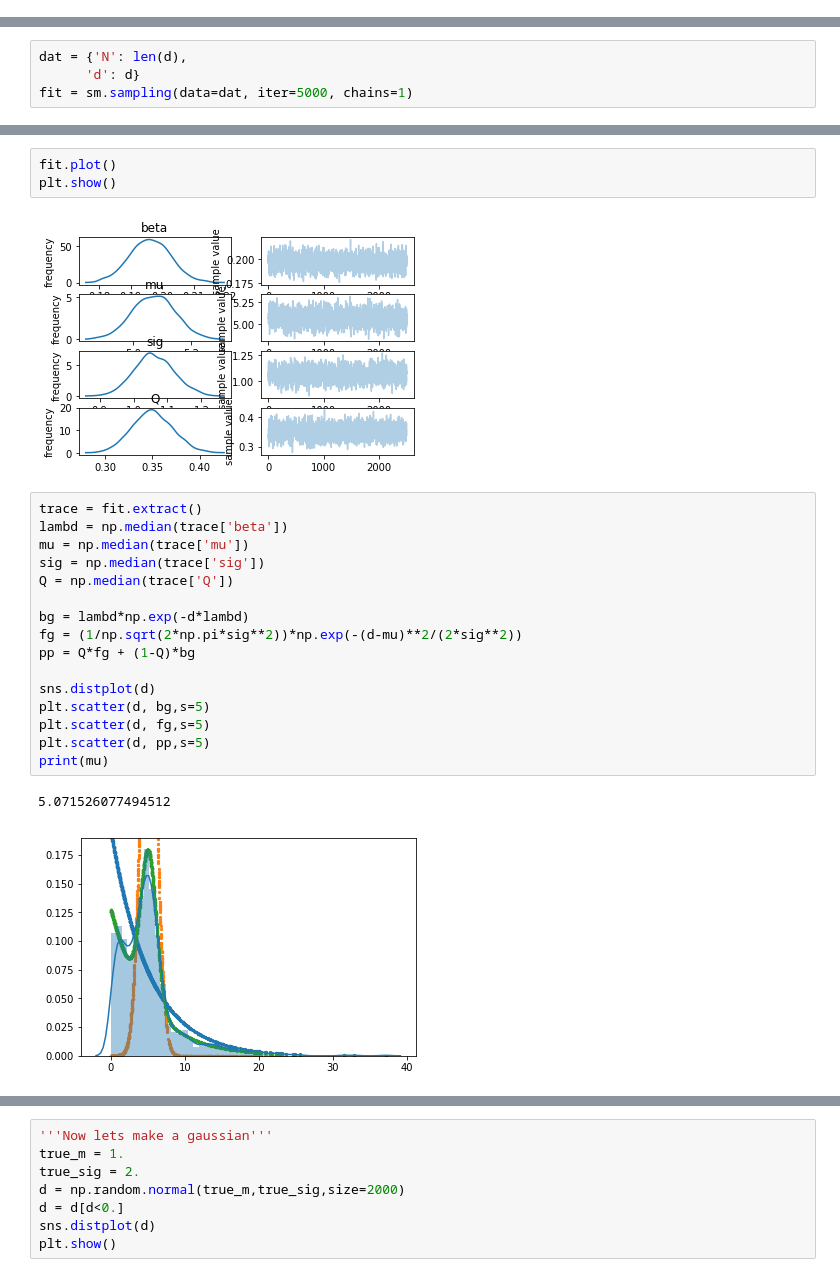
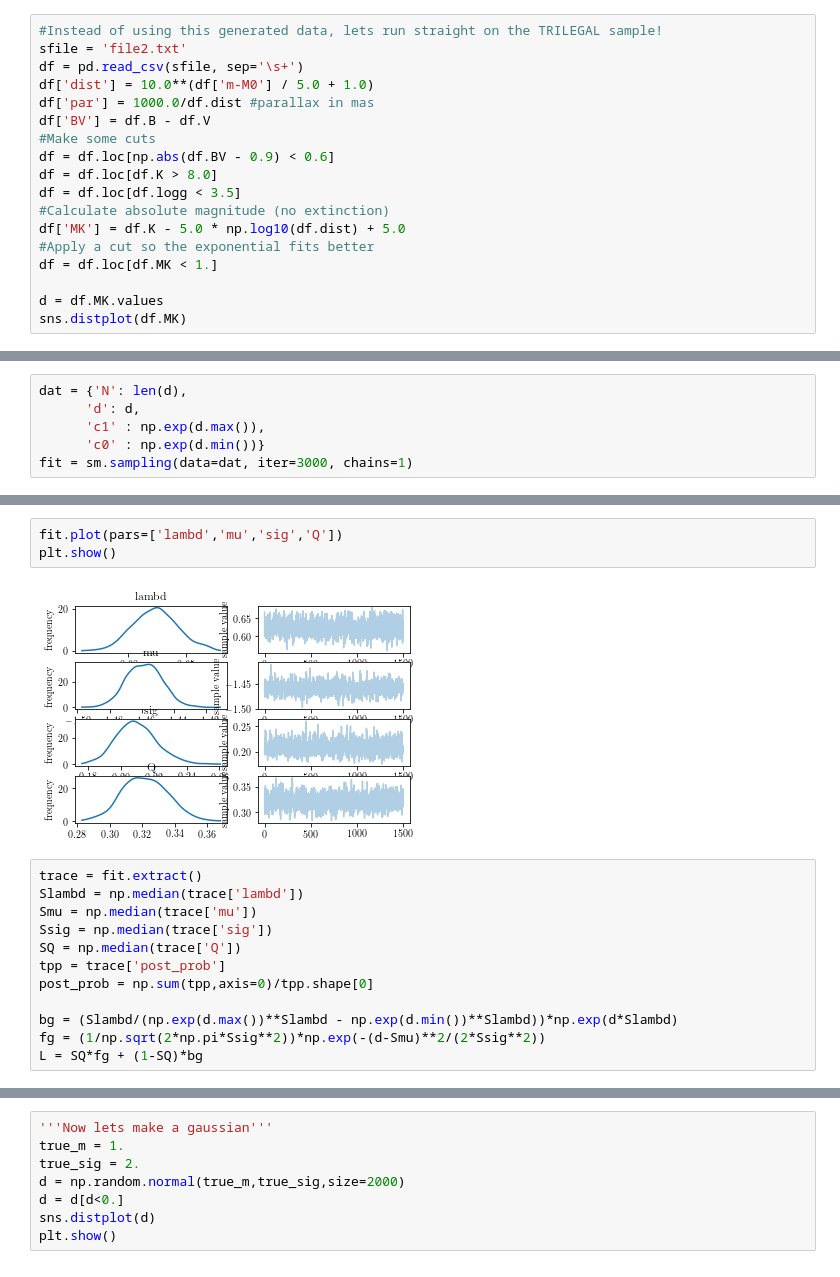
Before and after one commit to grd349/PyStanExamples, a Jupyter notebook: Oli/stantests.ipynb, the cells around one changed output, grey strips where cells are left out. Cells and saved outputs as stored; diff of their text form.

```diff
--- a/Oli/stantests.ipynb
+++ b/Oli/stantests.ipynb
@@ -18,0 +25,18 @@ plt.show()
+# %%
+#Instead of using this generated data, lets run straight on the TRILEGAL sample!
+sfile = 'file2.txt'
+df = pd.read_csv(sfile, sep='\s+')
+df['dist'] = 10.0**(df['m-M0'] / 5.0 + 1.0)
+df['par'] = 1000.0/df.dist #parallax in mas
+df['BV'] = df.B - df.V
+#Make some cuts
+df = df.loc[np.abs(df.BV - 0.9) < 0.6]
+df = df.loc[df.K > 8.0]
+df = df.loc[df.logg < 3.5]
+#Calculate absolute magnitude (no extinction)
+df['MK'] = df.K - 5.0 * np.log10(df.dist) + 5.0
+#Apply a cut so the exponential fits better
+df = df.loc[df.MK < 1.]
+
+d = df.MK.values
+sns.distplot(df.MK)
@@ -47,6 +98,8 @@ INFO:pystan:COMPILING THE C++ CODE FOR MODEL exp_668f374be1005a8f13fbc698ac5b329
 # %%
 dat = {'N': len(d),
-      'd': d}
-fit = sm.sampling(data=dat, iter=5000, chains=1)
+      'd': d,
+      'c1' : np.exp(d.max()),
+      'c0' : np.exp(d.min())}
+fit = sm.sampling(data=dat, iter=3000, chains=1)
 # %%
 trace = fit.extract()
@@ -60,24 +117,17 @@ plt.show()
 # %%
-fit.plot()
+fit.plot(pars=['lambd','mu','sig','Q'])
 plt.show()
 # %% [output]
-[figure, old version]
+[figure, new version]
 # %%
 trace = fit.extract()
-lambd = np.median(trace['beta'])
-mu = np.median(trace['mu'])
-sig = np.median(trace['sig'])
-Q = np.median(trace['Q'])
+Slambd = np.median(trace['lambd'])
+Smu = np.median(trace['mu'])
+Ssig = np.median(trace['sig'])
+SQ = np.median(trace['Q'])
+tpp = trace['post_prob']
+post_prob = np.sum(tpp,axis=0)/tpp.shape[0]
 
-bg = lambd*np.exp(-d*lambd)
-fg = (1/np.sqrt(2*np.pi*sig**2))*np.exp(-(d-mu)**2/(2*sig**2))
-pp = Q*fg + (1-Q)*bg
-
-sns.distplot(d)
-plt.scatter(d, bg,s=5)
-plt.scatter(d, fg,s=5)
-plt.scatter(d, pp,s=5)
-print(mu)
+bg = (Slambd/(np.exp(d.max())**Slambd - np.exp(d.min())**Slambd))*np.exp(d*Slambd)
+fg = (1/np.sqrt(2*np.pi*Ssig**2))*np.exp(-(d-Smu)**2/(2*Ssig**2))
+L = SQ*fg + (1-SQ)*bg
-# %% [output]
-5.071526077494512
-[figure, removed]
```
Also changed, not shown: parts of 9 cells of this notebook, 1 other file.
